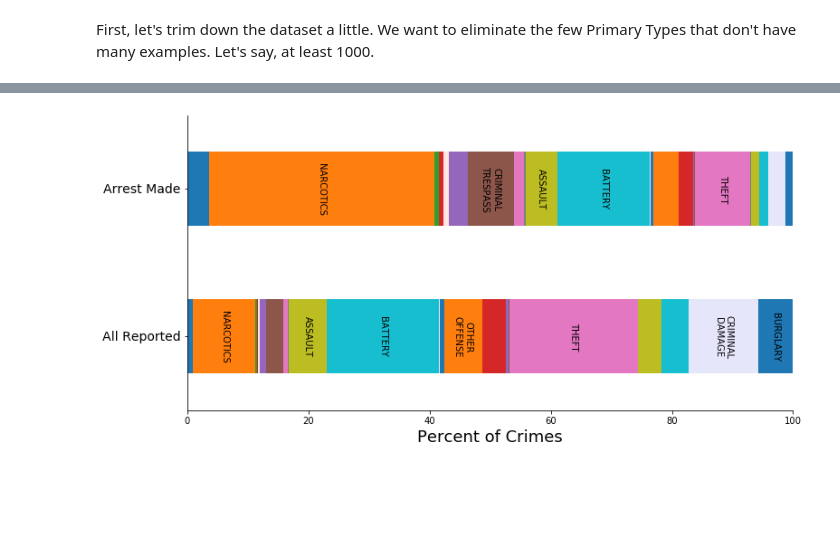
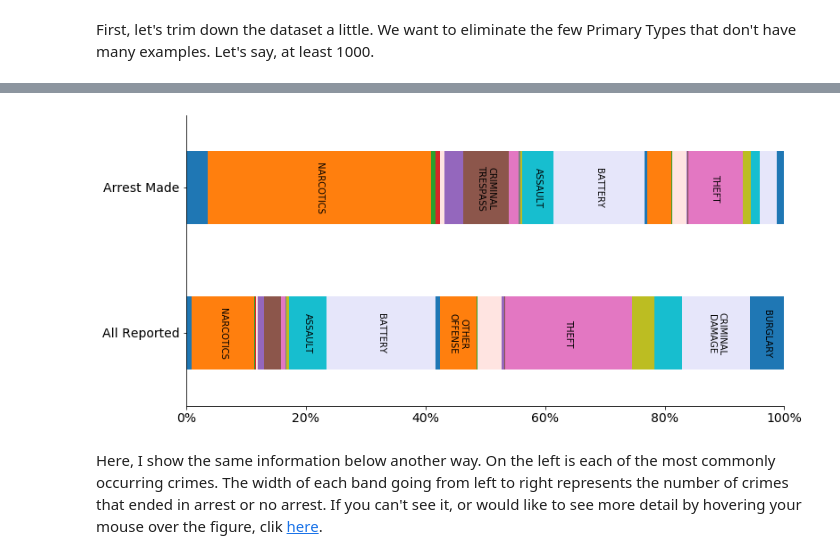
Before and after one commit to emapple/chicago-crime, a Jupyter notebook: notebooks/02-arrests.ipynb, the cells around one changed output, grey strips where cells are left out. Saved outputs shown, nothing was run; the diff lists cells and outputs as text; code cells hidden in the pictures; blank space fills up the shorter version.

```diff
--- a/notebooks/02-arrests.ipynb
+++ b/notebooks/02-arrests.ipynb
@@ -142,9 +161,45 @@ For a year-to-year look, see the figures directory. Most information, however, i
-# %%
-fig, ax = plt.subplots(1, 1)
-fig.set_size_inches(12, 6)
-plot_arrest_dat_v2(arrests_by_crime, ax)
-ax.set_xlim([0, 100])
-ax.spines['right'].set_visible(False)
-ax.spines['top'].set_visible(False)
-# %% [output]
-[figure, removed]
+# %%
+def plot_arrest_dat_combined(arrest_dat, ax=None, colors=None):
+    """Plot a stacked, horizontal bar plot of arrests for different crimes
+
+    arrest_dat : the pre-aggregated arrest data
+    ax (None): if not None, the axis to plot on
+    colors (None): if not None, desired colors to cycle through
+    """
+
+    # add a couple colors to the default color scheme
+    if colors is None:
+        colors = [f'C{i}' for i in range(10)]
+        colors.insert(4, 'mistyrose')
+        colors.append('lavender')
+
+    if ax is None:
+        fig, ax = plt.subplots(1, 1, figsize=(12, 6))
+
+    # crimes by their fraction of total crimes and fraction of arrests
+    crime_fractions = (arrest_dat / arrest_dat.sum(axis=0) * 100)[['All', True]].transpose()
+    crime_fractions.plot(kind='barh', stacked=True, ax=ax,
+                         legend=False, color=colors)
+
+    # axis and label things
+    for pos in ['top', 'right']:
+        ax.spines[pos].set_visible(False)
+    ax.set_yticklabels(['All Reported', 'Arrest Made'], va='center')
+    ax.tick_params(axis='y', labelsize=14, rotation=0)
+    xlabel_vals = np.arange(0, 120, 20)
+    ax.set_xticks(xlabel_vals)
+    ax.set_xticklabels([x + '%' for x in xlabel_vals.astype(str)], fontsize=14)
+    ax.set_xlim(0, 100)
+    ax.set_ylabel('')
+    for i, p in enumerate(ax.patches):
+        if p.get_width() >= 5:
+            # if multiword, stack the words vertically
+            to_label = arrest_dat.index[i%len(ax.patches)//2].replace(' ', '\n')
+            ax.text(p.get_x() + p.get_width() * 0.5, p.get_y() + p.get_height() * 0.5,
+                    to_label, rotation=-90, va='center', ha='center')
+# %%
+plot_arrest_dat_combined(arrests_by_crime)
+# %% [output]
+[figure, added]
+# %% [markdown]
+Here, I show the same information below another way. On the left is each of the most commonly occurring crimes. The width of each band going from left to right represents the number of crimes that ended in arrest or no arrest. If you can't see it, or would like to see more detail by hovering your mouse over the figure, clik [here](https://nbviewer.jupyter.org/github/emapple/chicago-crime/blob/master/notebooks/02-arrests.ipynb#People-arrested-are-not-representative-of-crimes-committed).
```
Also changed, not shown: parts of 30 cells of this notebook.
